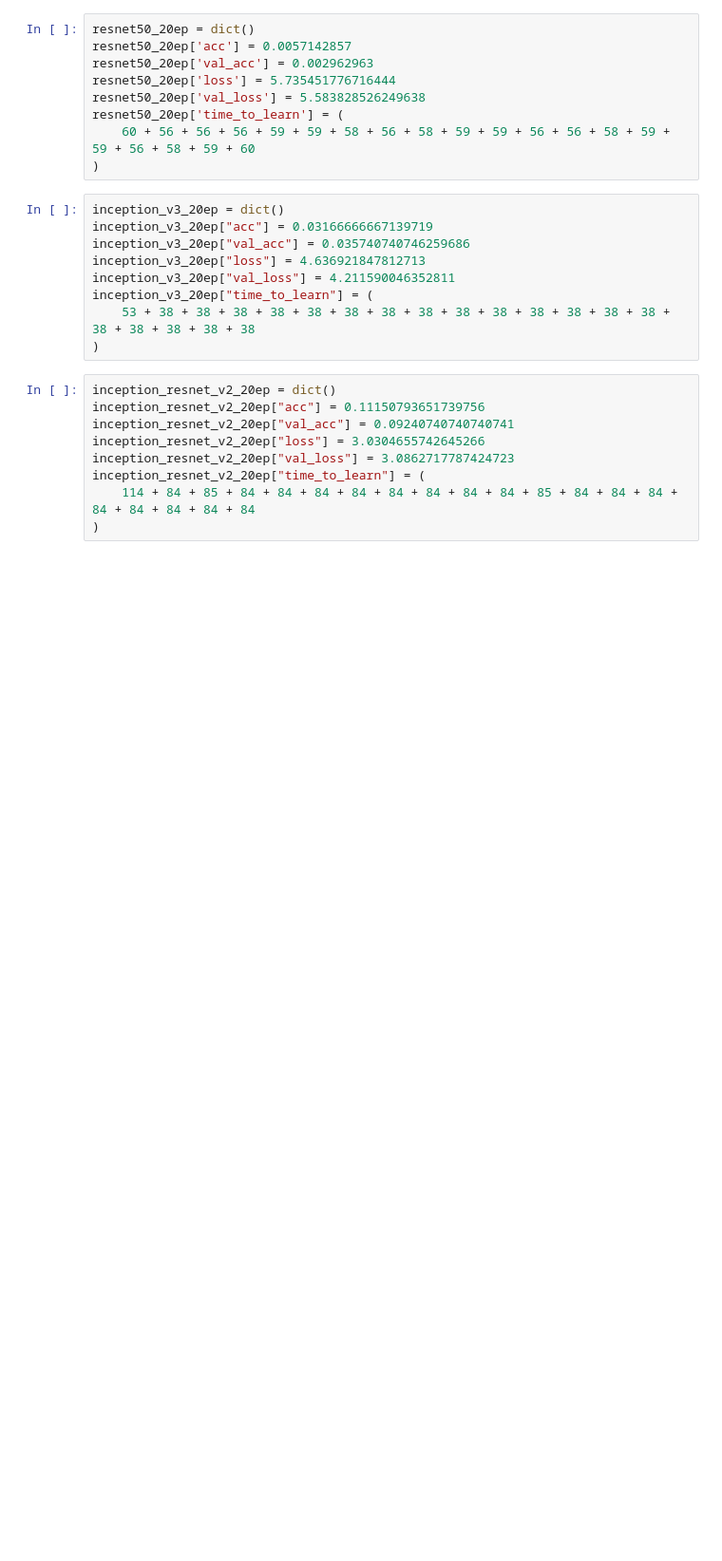
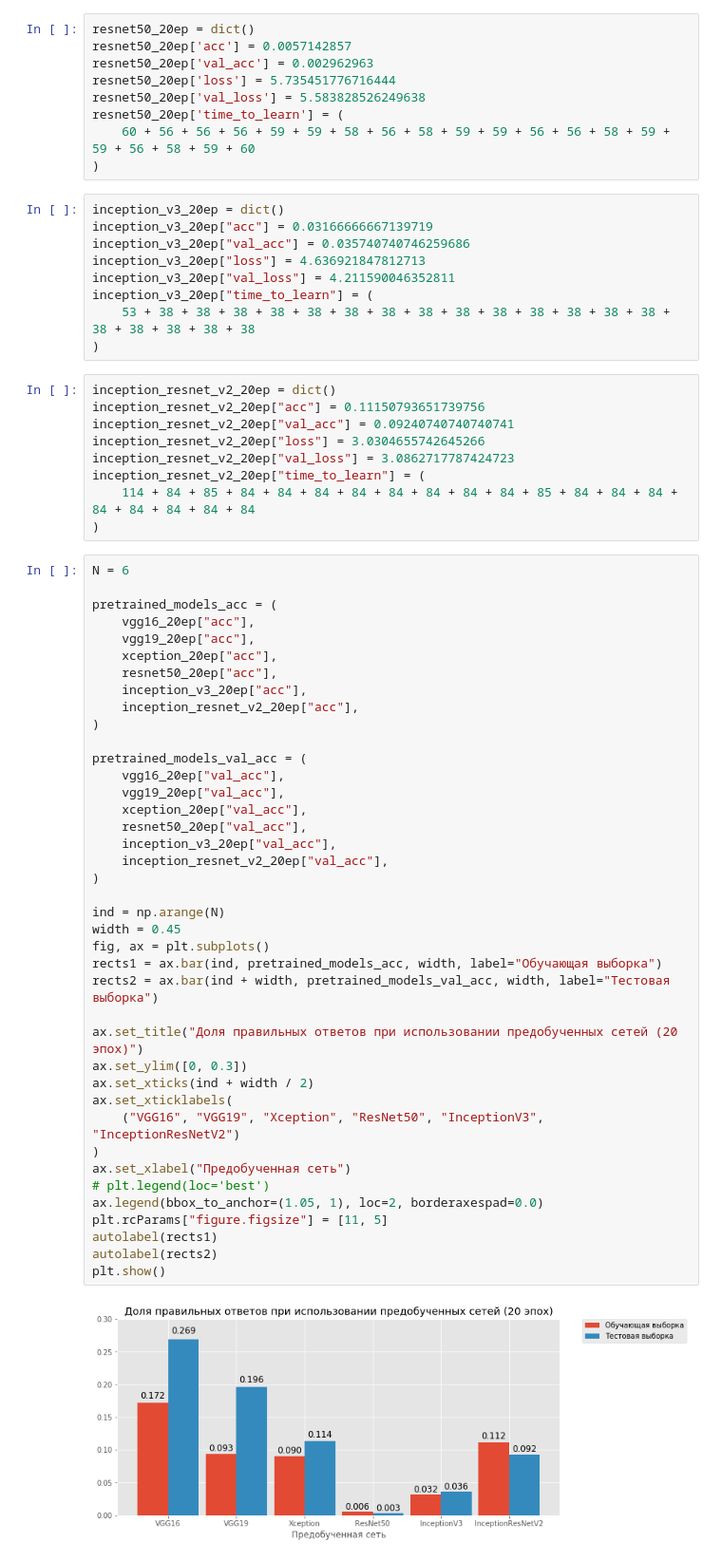
Before and after one commit to ATomilov/nir_jupyter, a Jupyter notebook: Graphics_of_learning.ipynb, the cells around one changed output. Shown at 95% size. Saved outputs shown, nothing was run; the diff lists cells and outputs as text; blank space fills up the shorter version.

Commit message:
Added some graphics of learning and trained models' files

```diff
--- a/Graphics_of_learning.ipynb
+++ b/Graphics_of_learning.ipynb
@@ -1016,3 +1016,45 @@ inception_resnet_v2_20ep["val_loss"] = 3.0862717787424723
 inception_resnet_v2_20ep["time_to_learn"] = (
     114 + 84 + 85 + 84 + 84 + 84 + 84 + 84 + 84 + 84 + 84 + 85 + 84 + 84 + 84 + 84 + 84 + 84 + 84 + 84
 )
+# %%
+N = 6
+
+pretrained_models_acc = (
+    vgg16_20ep["acc"],
+    vgg19_20ep["acc"],
+    xception_20ep["acc"],
+    resnet50_20ep["acc"],
+    inception_v3_20ep["acc"],
+    inception_resnet_v2_20ep["acc"],
+)
+
+pretrained_models_val_acc = (
+    vgg16_20ep["val_acc"],
+    vgg19_20ep["val_acc"],
+    xception_20ep["val_acc"],
+    resnet50_20ep["val_acc"],
+    inception_v3_20ep["val_acc"],
+    inception_resnet_v2_20ep["val_acc"],
+)
+
+ind = np.arange(N)
+width = 0.45
+fig, ax = plt.subplots()
+rects1 = ax.bar(ind, pretrained_models_acc, width, label="Обучающая выборка")
+rects2 = ax.bar(ind + width, pretrained_models_val_acc, width, label="Тестовая выборка")
+
+ax.set_title("Доля правильных ответов при использовании предобученных сетей (20 эпох)")
+ax.set_ylim([0, 0.3])
+ax.set_xticks(ind + width / 2)
+ax.set_xticklabels(
+    ("VGG16", "VGG19", "Xception", "ResNet50", "InceptionV3", "InceptionResNetV2")
+)
+ax.set_xlabel("Предобученная сеть")
+# plt.legend(loc='best')
+ax.legend(bbox_to_anchor=(1.05, 1), loc=2, borderaxespad=0.0)
+plt.rcParams["figure.figsize"] = [11, 5]
+autolabel(rects1)
+autolabel(rects2)
+plt.show()
+# %% [output]
+[figure, added]
```
Also changed, not shown: parts of 16 cells of this notebook, 32 other files.
